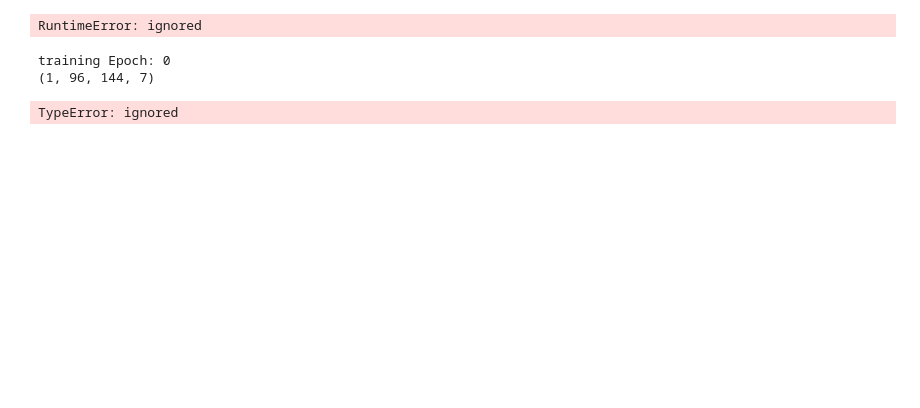
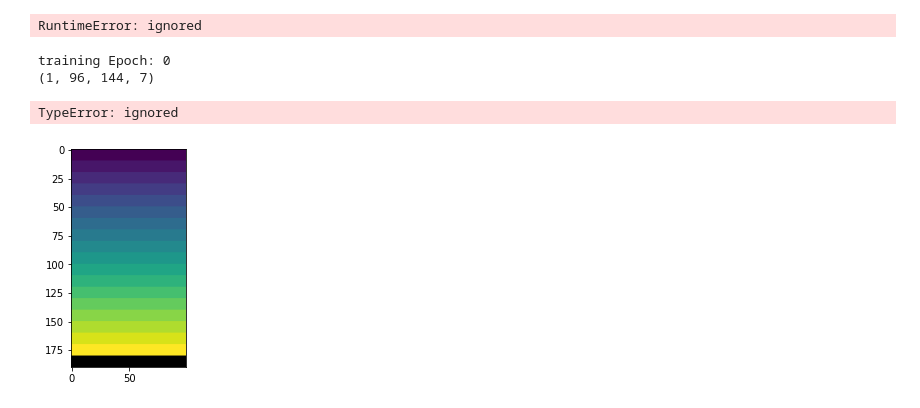
Before and after one commit to Wardmisp/Bird-Eye-View, a Jupyter notebook: AutoEncoder.ipynb, the cells around one changed output. Drawn from its saved outputs; the diff is of its cells as text; code cells hidden in the pictures; blank space fills up the shorter version.

```diff
--- a/AutoEncoder.ipynb
+++ b/AutoEncoder.ipynb
@@ -618,3 +613,43 @@ for epoch in range(nepoch):
 training Epoch: 0
 (1, 96, 144, 7)
 TypeError: ignored
+# %%
+import torch
+
+import numpy as np
+import matplotlib
+import matplotlib.pyplot as plt
+
+# Create dummy target image
+nb_classes = 19 - 1 # 18 classes + background
+idx = np.linspace(0., 1., nb_classes)
+cmap = matplotlib.cm.get_cmap('viridis')
+rgb = cmap(idx, bytes=True)[:, :3]  # Remove alpha value
+
+h, w = 190, 100
+rgb = rgb.repeat(1000, 0)
+target = np.zeros((h*w, 3), dtype=np.uint8)
+target[:rgb.shape[0]] = rgb
+target = target.reshape(h, w, 3)
+
+plt.imshow(target) # Each class in 10 rows
+
+# Create mapping
+# Get color codes for dataset (maybe you would have to use more than a single
+# image, if it doesn't contain all classes)
+target = torch.from_numpy(target)
+colors = torch.unique(target.view(-1, target.size(2)), dim=0).numpy()
+target = target.permute(2, 0, 1).contiguous()
+
+mapping = {tuple(c): t for c, t in zip(colors.tolist(), range(len(colors)))}
+
+mask = torch.empty(h, w, dtype=torch.long)
+for k in mapping:
+    # Get all indices for current class
+    idx = (target==torch.tensor(k, dtype=torch.uint8).unsqueeze(1).unsqueeze(2))
+    validx = (idx.sum(0) == 3)  # Check that all channels match
+    mask[validx] = torch.tensor(mapping[k], dtype=torch.long)
+
+print(target.shape)
+# %% [output]
+[figure, added]
```
Also changed, not shown: parts of 11 cells of this notebook.
